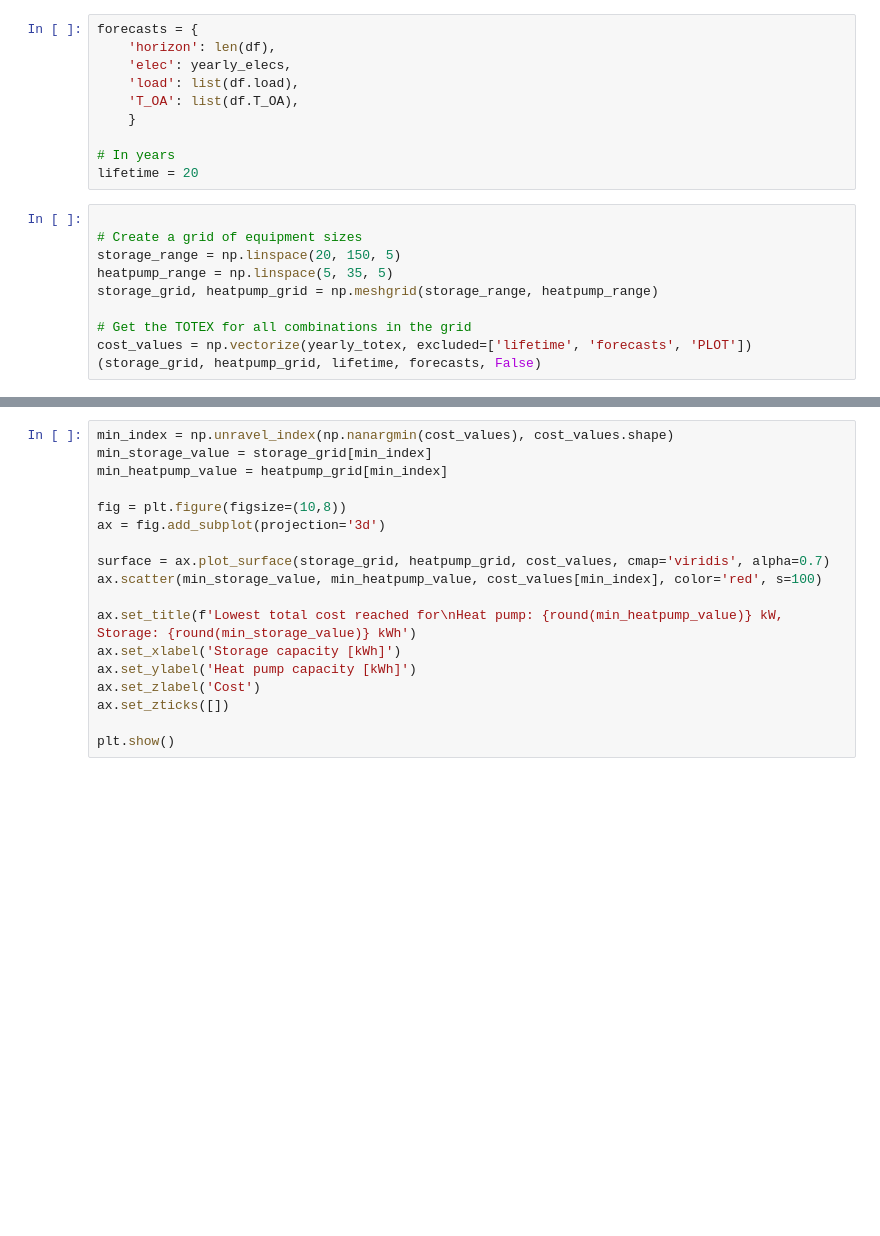
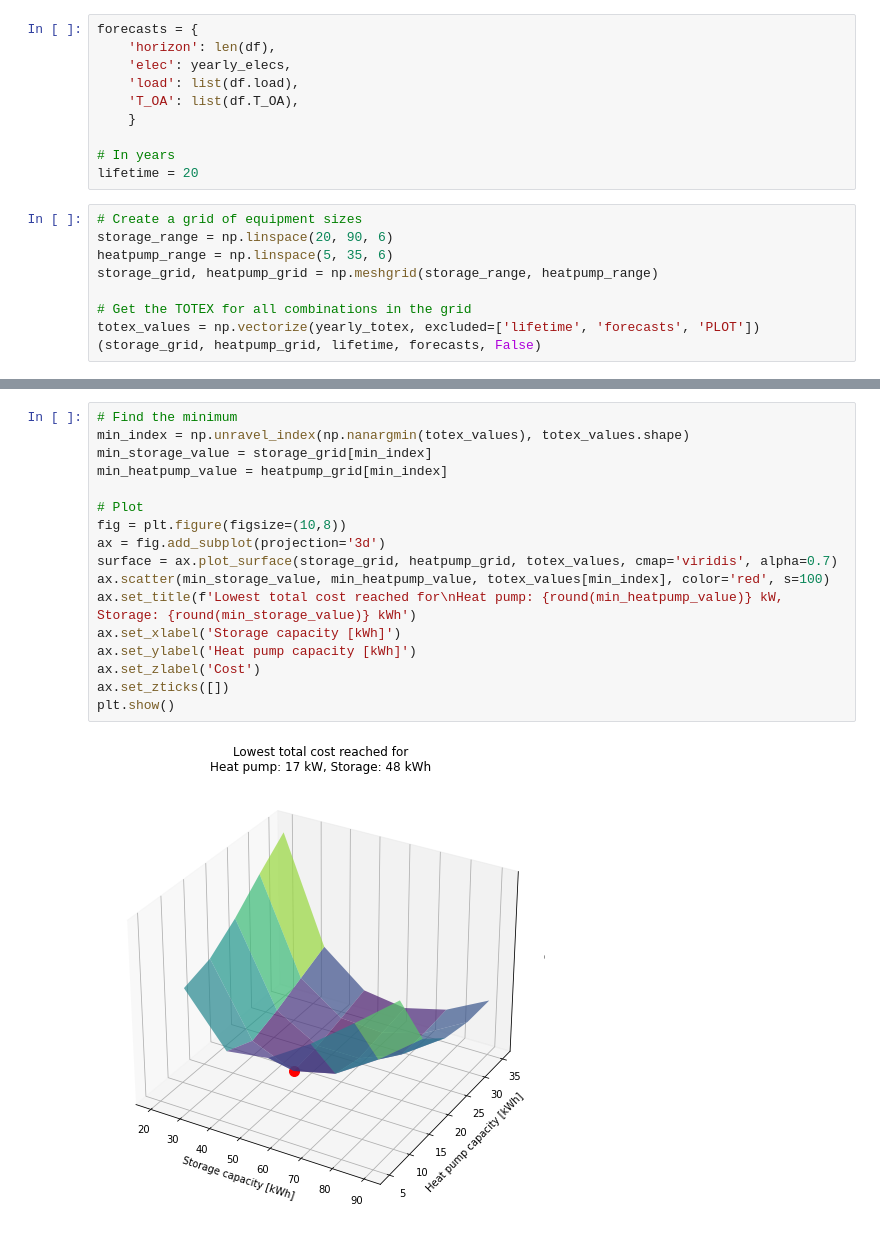
Before and after one commit to thdfw/master_thesis, a Jupyter notebook: pareto/other/sizing/HP_TES_sizing/final_sizing.ipynb, the cells around one changed output, grey strips where cells are left out. Saved outputs shown, nothing was run; the diff lists cells and outputs as text; blank space fills up the shorter version.

```diff
--- a/pareto/other/sizing/HP_TES_sizing/final_sizing.ipynb
+++ b/pareto/other/sizing/HP_TES_sizing/final_sizing.ipynb
@@ -271,14 +271,13 @@ forecasts = {
 # In years
 lifetime = 20
 # %%
-
 # Create a grid of equipment sizes
-storage_range = np.linspace(20, 150, 5)
-heatpump_range = np.linspace(5, 35, 5)
+storage_range = np.linspace(20, 90, 6)
+heatpump_range = np.linspace(5, 35, 6)
 storage_grid, heatpump_grid = np.meshgrid(storage_range, heatpump_range)
 
 # Get the TOTEX for all combinations in the grid
-cost_values = np.vectorize(yearly_totex, excluded=['lifetime', 'forecasts', 'PLOT'])(storage_grid, heatpump_grid, lifetime, forecasts, False)
+totex_values = np.vectorize(yearly_totex, excluded=['lifetime', 'forecasts', 'PLOT'])(storage_grid, heatpump_grid, lifetime, forecasts, False)
 # %% [output]
 Academic license - for non-commercial use only
 Academic license - for non-commercial use only
@@ -416,18 +415,19 @@ Input 11 (p): 0x0
 # %%
-min_index = np.unravel_index(np.nanargmin(cost_values), cost_values.shape)
+# Find the minimum
+min_index = np.unravel_index(np.nanargmin(totex_values), totex_values.shape)
 min_storage_value = storage_grid[min_index]
 min_heatpump_value = heatpump_grid[min_index]
 
+# Plot
 fig = plt.figure(figsize=(10,8))
 ax = fig.add_subplot(projection='3d')
-
-surface = ax.plot_surface(storage_grid, heatpump_grid, cost_values, cmap='viridis', alpha=0.7)
-ax.scatter(min_storage_value, min_heatpump_value, cost_values[min_index], color='red', s=100)
-
+surface = ax.plot_surface(storage_grid, heatpump_grid, totex_values, cmap='viridis', alpha=0.7)
+ax.scatter(min_storage_value, min_heatpump_value, totex_values[min_index], color='red', s=100)
 ax.set_title(f'Lowest total cost reached for\nHeat pump: {round(min_heatpump_value)} kW, Storage: {round(min_storage_value)} kWh')
 ax.set_xlabel('Storage capacity [kWh]')
 ax.set_ylabel('Heat pump capacity [kWh]')
 ax.set_zlabel('Cost')
 ax.set_zticks([])
-
 plt.show()
+# %% [output]
+[figure, added]
```
Also changed, not shown: parts of 3 cells of this notebook, 1 other file.
